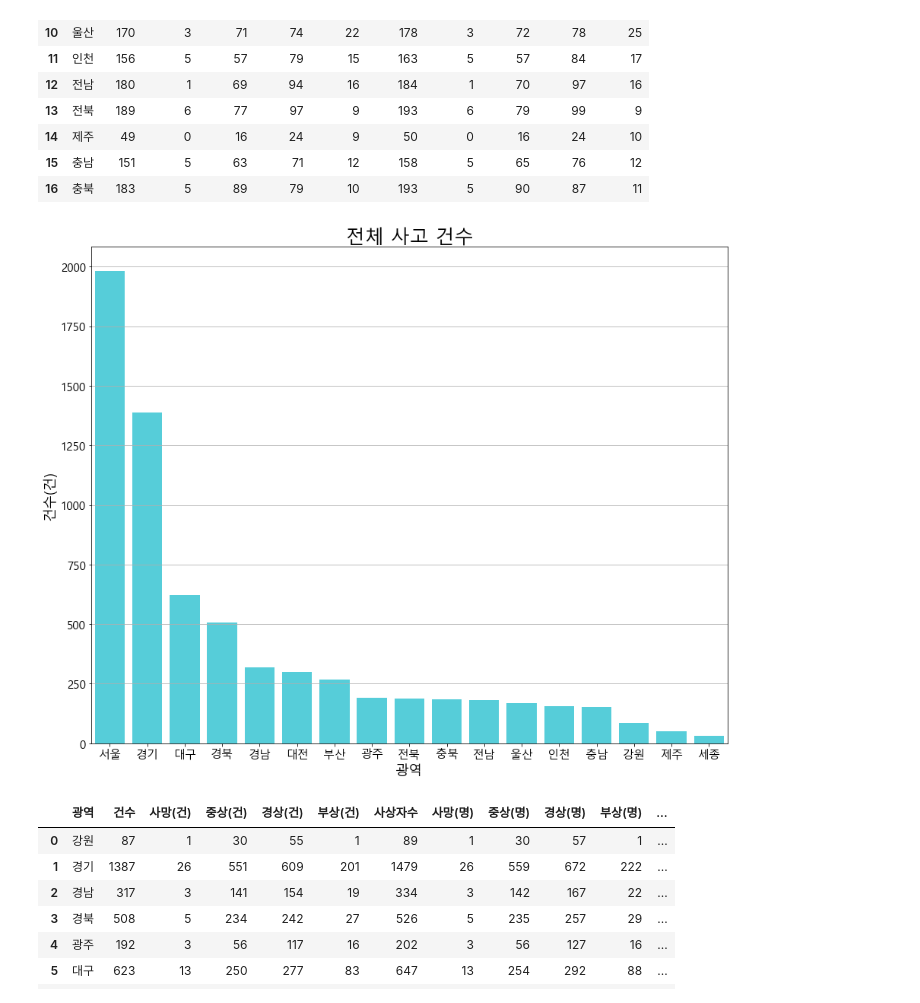
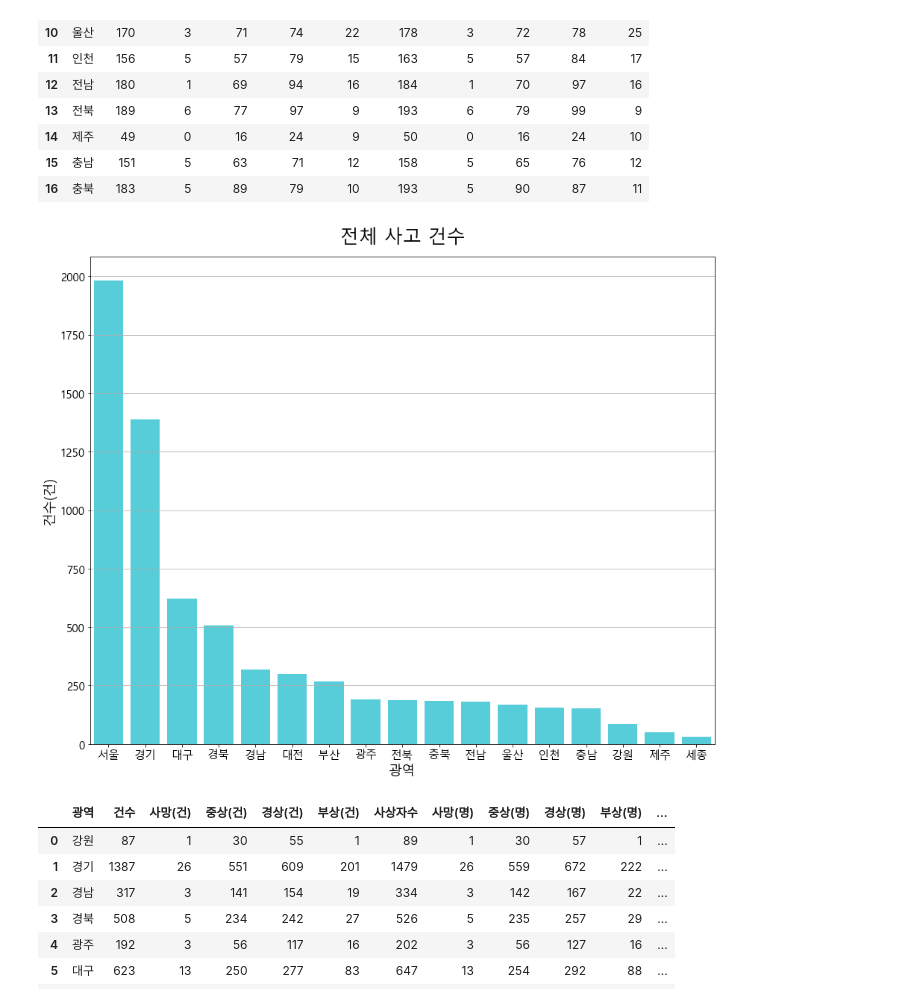
Before and after one commit to chestnut1717/BicycleAccident, a Jupyter notebook: bicycle_flow.ipynb, the cells around one changed output. Drawn from its saved outputs; the diff is of its cells as text; code cells hidden in the pictures.

```diff
--- a/bicycle_flow.ipynb
+++ b/bicycle_flow.ipynb
@@ -876,19 +876,19 @@ plt.rcParams.update(parameters)
 # %%
 plt.figure(figsize=(15, 12))
 
 # 색 설정
 color = ['#40DFEF' for _ in range(len(tmp))]
 sns.barplot(data = tmp,
             x='광역', y = '건수',
             order = tmp.sort_values('건수', ascending=False).광역, palette=color)
 
 plt.xlabel('광역')
 plt.ylabel('건수(건)')
 plt.grid(axis='y')
-plt.title('전체 사고 건수')
+plt.title('전체 사고 건수', pad=20)
 plt.show()
 # %% [output]
-[figure, old version]
+[figure, new version]
 # %%
 tmp['인구'] = [1542840,
                    13427014,
```
Also changed, not shown: parts of 2 cells of this notebook.
